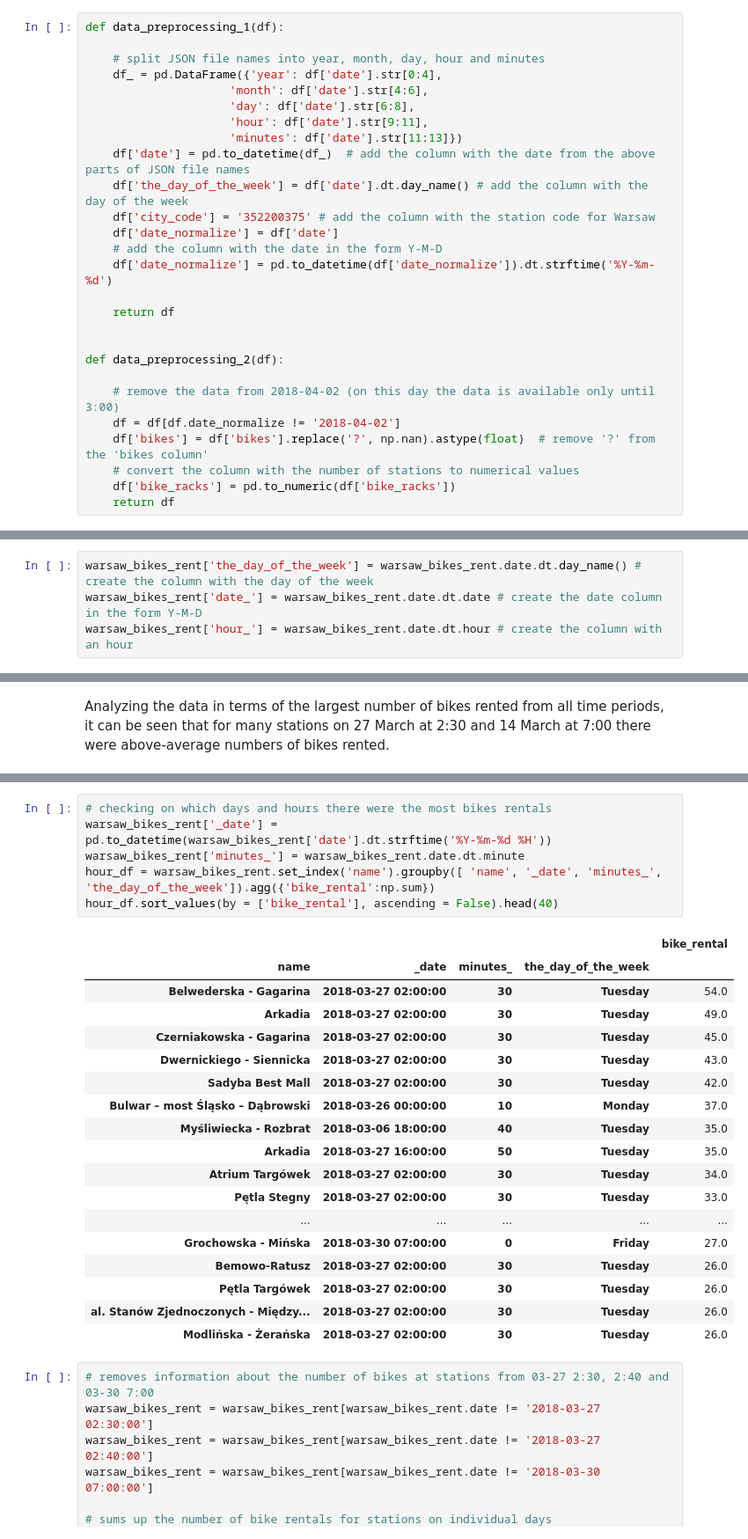
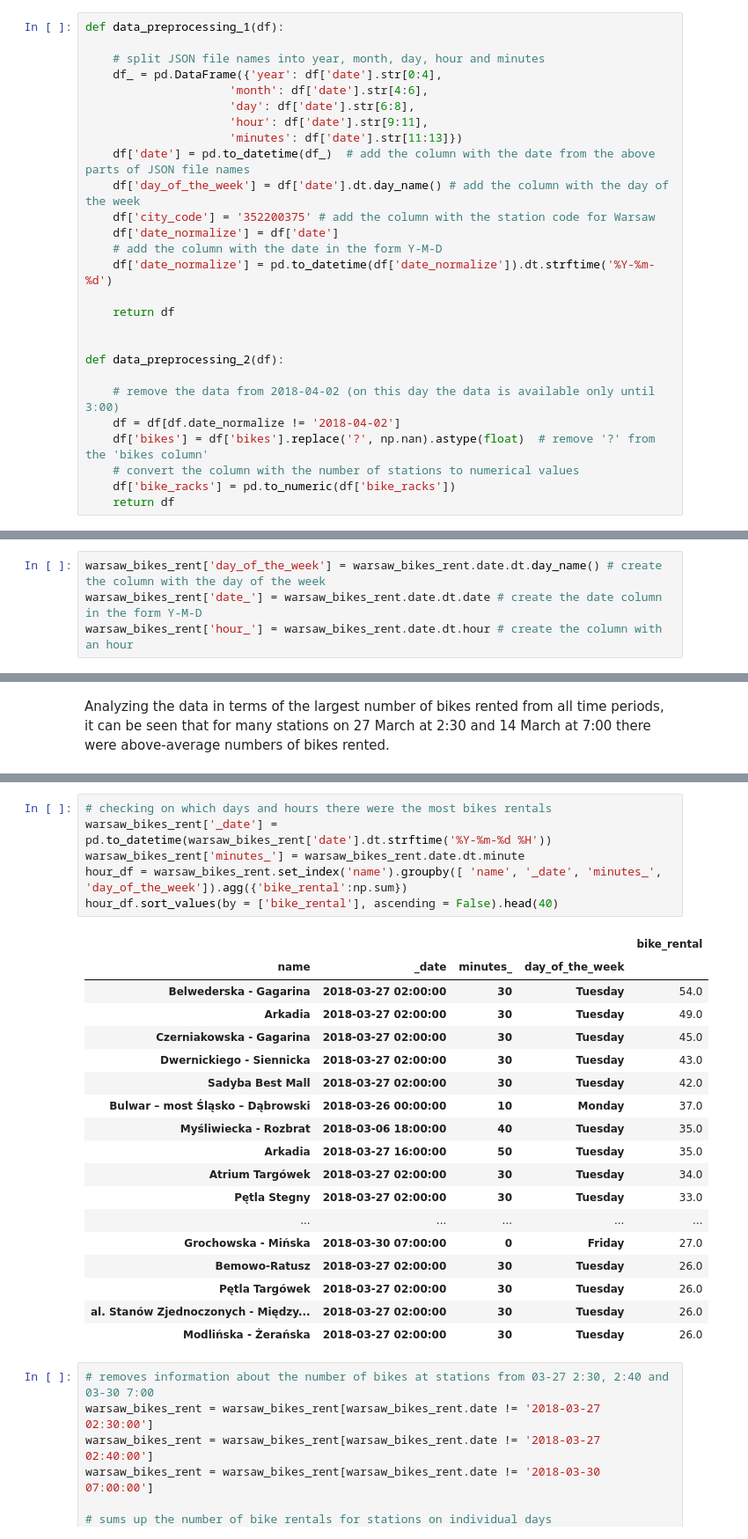
Before and after one commit to piekarsky/Exploratory-Data-Analysis-of-Bike-Sharing-Systems-in-Warsaw, a Jupyter notebook: source.ipynb, the cells around one changed output, grey strips where cells are left out. Shown at 88% size. Cells and saved outputs as stored; diff of their text form.

```diff
--- a/source.ipynb
+++ b/source.ipynb
@@ -63,7 +63,7 @@ def data_preprocessing_1(df):
                      'hour': df['date'].str[9:11],
                      'minutes': df['date'].str[11:13]})
     df['date'] = pd.to_datetime(df_)  # add the column with the date from the above parts of JSON file names
-    df['the_day_of_the_week'] = df['date'].dt.day_name() # add the column with the day of the week
+    df['day_of_the_week'] = df['date'].dt.day_name() # add the column with the day of the week
     df['city_code'] = '352200375' # add the column with the station code for Warsaw
     df['date_normalize'] = df['date']
     # add the column with the date in the form Y-M-D
@@ -291,7 +291,7 @@ warsaw_bikes_rent = warsaw_bikes_rent.transpose()
 # %%
 warsaw_bikes_rent = warsaw_bikes_rent.unstack().rename('bike_rental').reset_index()
 # %%
-warsaw_bikes_rent['the_day_of_the_week'] = warsaw_bikes_rent.date.dt.day_name() # create the column with the day of the week
+warsaw_bikes_rent['day_of_the_week'] = warsaw_bikes_rent.date.dt.day_name() # create the column with the day of the week
 warsaw_bikes_rent['date_'] = warsaw_bikes_rent.date.dt.date # create the date column in the form Y-M-D
 warsaw_bikes_rent['hour_'] = warsaw_bikes_rent.date.dt.hour # create the column with an hour
 # %% [markdown]
@@ -325,12 +340,12 @@ Analyzing the data in terms of the largest number of bikes rented from all time
 # %%
 # checking on which days and hours there were the most bikes rentals
 warsaw_bikes_rent['_date'] = pd.to_datetime(warsaw_bikes_rent['date'].dt.strftime('%Y-%m-%d %H'))
 warsaw_bikes_rent['minutes_'] = warsaw_bikes_rent.date.dt.minute
-hour_df = warsaw_bikes_rent.set_index('name').groupby([ 'name', '_date', 'minutes_', 'the_day_of_the_week']).agg({'bike_rental':np.sum})
+hour_df = warsaw_bikes_rent.set_index('name').groupby([ 'name', '_date', 'minutes_', 'day_of_the_week']).agg({'bike_rental':np.sum})
 hour_df.sort_values(by = ['bike_rental'], ascending = False).head(40)
 # %% [output]
 |  |  |  |  | bike_rental |
-| name | _date | minutes_ | the_day_of_the_week |  |
+| name | _date | minutes_ | day_of_the_week |  |
 | Belwederska - Gagarina | 2018-03-27 02:00:00 | 30 | Tuesday | 54.0 |
 | Arkadia | 2018-03-27 02:00:00 | 30 | Tuesday | 49.0 |
 | Czerniakowska - Gagarina | 2018-03-27 02:00:00 | 30 | Tuesday | 45.0 |
```
Also changed, not shown: parts of 18 cells of this notebook.
